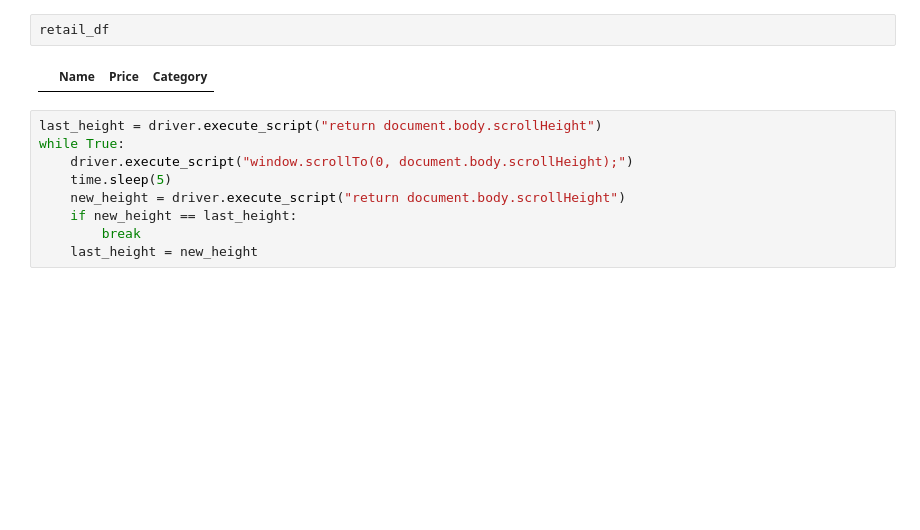
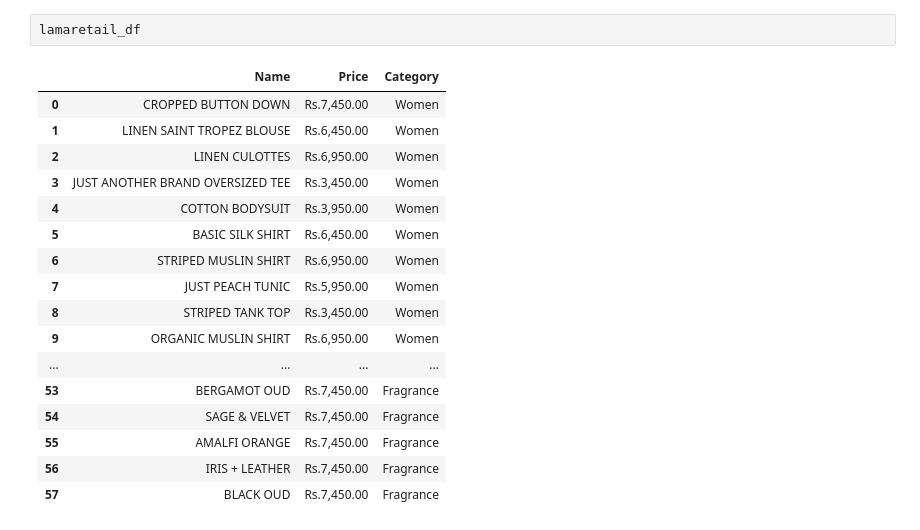
Before and after one commit to safwanakbar86/data_science_assgns, a Jupyter notebook: a1.ipynb, the cells around one changed output. Cells and saved outputs as stored; diff of their text form; blank space fills up the shorter version.

```diff
--- a/a1.ipynb
+++ b/a1.ipynb
@@ -357,13 +305,20 @@ retail_df = pd.DataFrame(retail_data, columns=["Name", "Price", "Category"])
-# %%
-retail_df
-# %% [output]
-|  | Name | Price | Category |
-# %%
-last_height = driver.execute_script("return document.body.scrollHeight")
-while True:
-    driver.execute_script("window.scrollTo(0, document.body.scrollHeight);")
-    time.sleep(5)
-    new_height = driver.execute_script("return document.body.scrollHeight")
-    if new_height == last_height:
-        break
-    last_height = new_height
+# %%
+lamaretail_df
+# %% [output]
+|  | Name | Price | Category |
+| 0 | CROPPED BUTTON DOWN | Rs.7,450.00 | Women |
+| 1 | LINEN SAINT TROPEZ BLOUSE | Rs.6,450.00 | Women |
+| 2 | LINEN CULOTTES | Rs.6,950.00 | Women |
+| 3 | JUST ANOTHER BRAND OVERSIZED TEE | Rs.3,450.00 | Women |
+| 4 | COTTON BODYSUIT | Rs.3,950.00 | Women |
+| 5 | BASIC SILK SHIRT | Rs.6,450.00 | Women |
+| 6 | STRIPED MUSLIN SHIRT | Rs.6,950.00 | Women |
+| 7 | JUST PEACH TUNIC | Rs.5,950.00 | Women |
+| 8 | STRIPED TANK TOP | Rs.3,450.00 | Women |
+| 9 | ORGANIC MUSLIN SHIRT | Rs.6,950.00 | Women |
+| ... | ... | ... | ... |
+| 53 | BERGAMOT OUD | Rs.7,450.00 | Fragrance |
+| 54 | SAGE & VELVET | Rs.7,450.00 | Fragrance |
+| 55 | AMALFI ORANGE | Rs.7,450.00 | Fragrance |
+| 56 | IRIS + LEATHER | Rs.7,450.00 | Fragrance |
+| 57 | BLACK OUD | Rs.7,450.00 | Fragrance |
```
Also changed, not shown: parts of 11 cells of this notebook.
